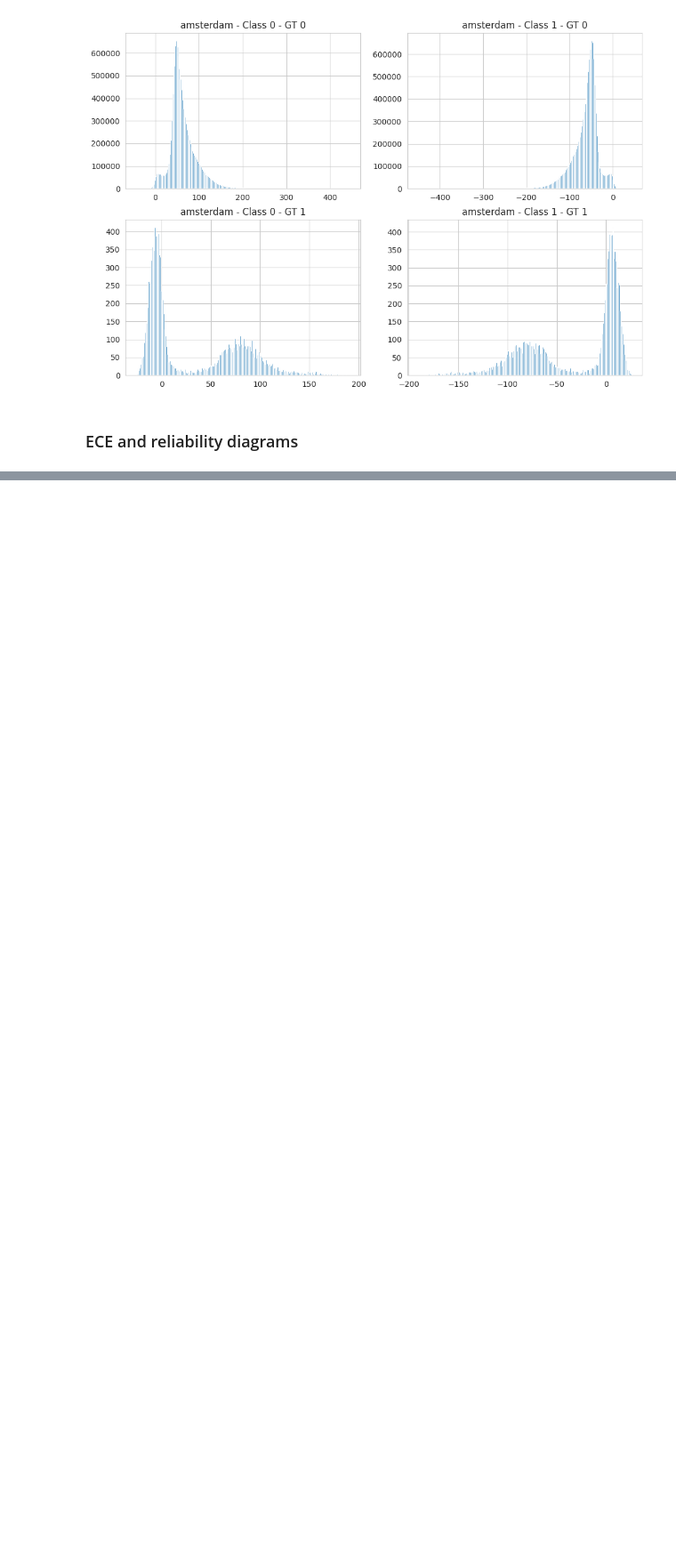
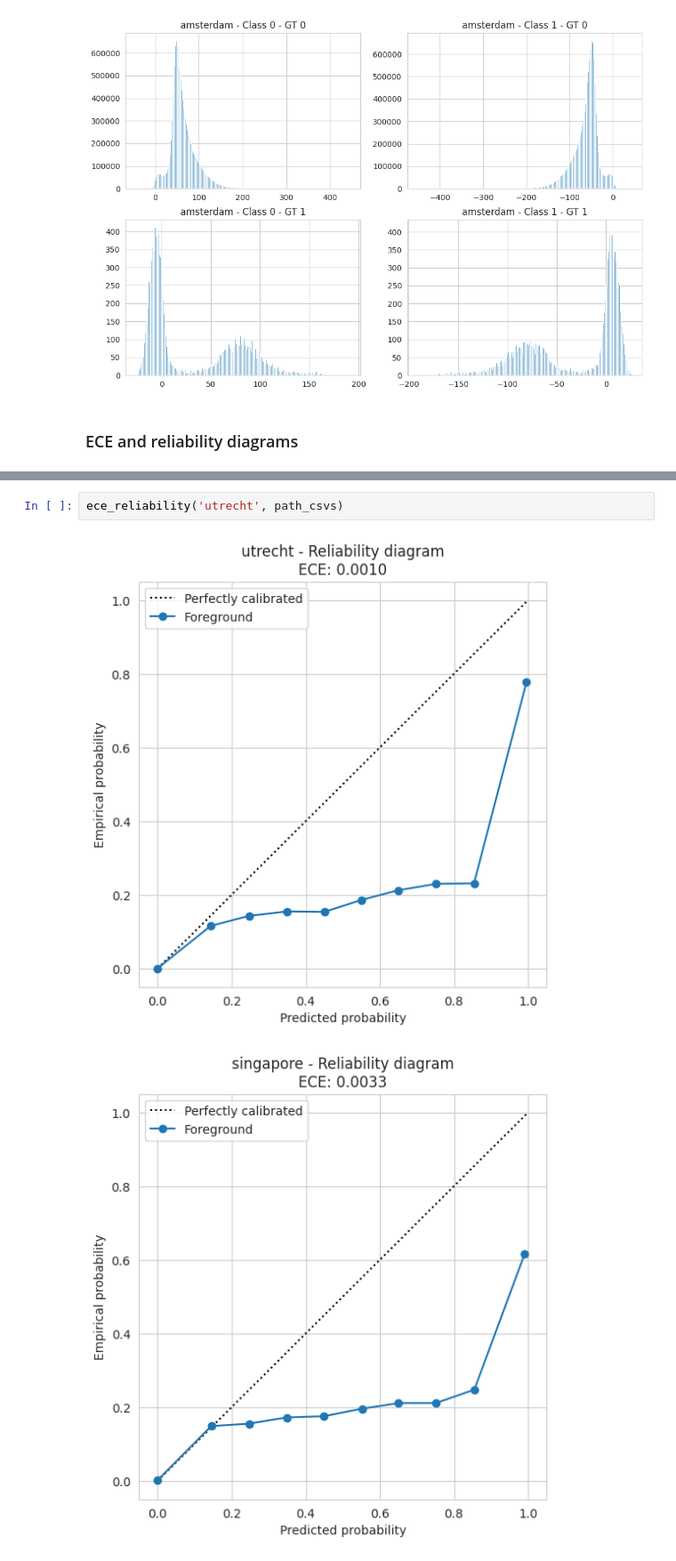
Before and after one commit to vfmatzkin/wmh-mc-seg, a Jupyter notebook: notebooks/training_Utrecht/metrics_u.ipynb, the cells around one changed output, grey strips where cells are left out. Shown at 89% size. Cells and saved outputs as stored; diff of their text form; blank space fills up the shorter version.

```diff
--- a/notebooks/metrics_u.ipynb
+++ b/notebooks/training_Utrecht/metrics_u.ipynb
@@ -69,0 +87,5 @@ ece_reliability('utrecht')
+# %%
+ece_reliability('utrecht', path_csvs)
+# %% [output]
+[figure, added]
+[figure, added]
```
Also changed, not shown: parts of 9 cells of this notebook, 19 other files.
